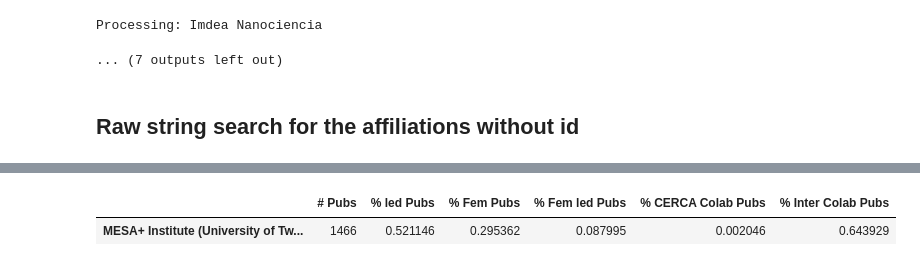
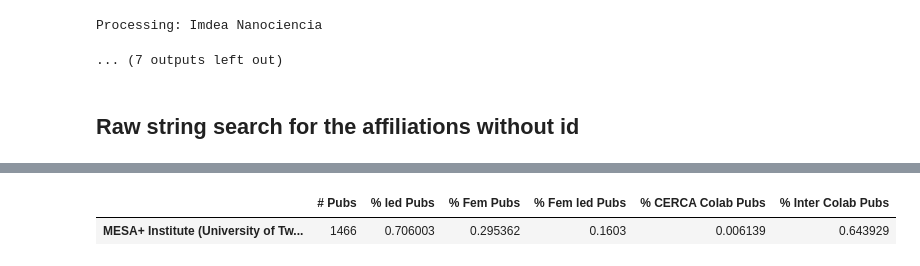
Before and after one commit to APVsiris/2025CERCA01, a Jupyter notebook: notebooks/3.0-apv-metrics.ipynb, the cells around one changed output, grey strips where cells are left out. Saved outputs shown, nothing was run; the diff lists cells and outputs as text; code cells hidden in the pictures.

```diff
--- a/notebooks/3.0-apv-metrics.ipynb
+++ b/notebooks/3.0-apv-metrics.ipynb
@@ -95,12 +102,12 @@ gbq_project = 'siris-datasets'
 gbq_dataset = 'openalex'
 
 cerca_centers = {# 'BETA' : [''], # NOT IN OA - WE'LL USE THE PREVIOUS RESULT
-                    'CREAF' : ['4210129656', '4401200259'],
+                    'CREAF' : ['4210129656'],
                     'ICN2' : ['4210093216'],
                     'ISGlobal' : ['4210148332'],
                     'ResearchMar' : ['4210156109']}
 
-interest_centers = {'CREAF' : ['4210129656', '4401200259'],
+interest_centers = {'CREAF' : ['4210129656'],
                     'ICN2' : ['4210093216'],
                     'ISGlobal' : ['4210148332'],
                     'ResearchMar' : ['4210156109'],
@@ -115,19 +122,18 @@ interest_centers = {'CREAF' : ['4210129656', '4401200259'],
                     'Imdea Nanociencia' : ['2802543619'],
                     'The Swiss Tropical and Public Health Institute (SwissTPH)' : ['158937107'],
                     'The London School of Hygiene and Tropical Medicine (LSHTM)' : ['4210089966'],
-                    'The Liverpool School of Tropical Medicine (LSTM)' : ['94839184'],
+                    'The Liverpool School of Tropical Medicine (LSTM)' : ['194839184'],
                     'FUNDACION PARA LA INVESTIGACION BIOMEDICA DEL HOSPITAL UNIVERSITARIO 12 DE OCTUBRE' : ['4210086614'],
                     'CENTRE HOSPITALIER UNIVERSITAIRE DE TOULOUSE' : ['3019448017'],
                     'FONDAZIONE IRCCS CA\' GRANDA - OSPEDALE MAGGIORE POLICLINICO' : ['2803066834']}
 
-cerca_institutions = list(set(sum(list(cerca_centers.values()), [])))
-cerca_institutions = [int(x) for x in cerca_institutions if isinstance(x, (str, int)) and str(x).isdigit()]
+cerca_af = list(pd.read_csv('../data/external/ToCheck - AffID.csv').OA_id)
 
 results = []
 for name, ids in tqdm(interest_centers.items(), total = len(interest_centers), desc = "Processing centers"):
     tqdm.write(f"Processing: {name}")
     center_dict = {name: ids}
-    metrics_obj = MetricsComputation(center_dict, gbq_project, gbq_dataset, cerca_centers)
+    metrics_obj = MetricsComputation(center_dict, gbq_project, gbq_dataset, cerca_centers, cerca_af)
     results.append(metrics_obj.metrics())
 df_results = pd.DataFrame(results, interest_centers.keys(), columns = ['# Pubs', '% led Pubs', '% Fem Pubs', '% Fem led Pubs', '% CERCA Colab Pubs', '% Inter Colab Pubs'])
 df_results.to_csv('../data/processed/benchmark_results.csv')
@@ -159,7 +169,7 @@ interest_centers = {'MESA+ Institute (University of Twente.)' : ['94624287']} #
 inst_ids = list(set(sum(list(interest_centers.values()), [])))
 institutions_sql = "(" + ",".join(f"'{i}'" for i in inst_ids) + ")"
 
-sql = f"""SELECT ww.DOI, a.display_name, wa.author_order, wa.INSTITUTION_ID, wins.COUNTRY_CODE, war.raw_affiliation
+sql = f"""SELECT ww.DOI, a.display_name, wa.author_order, wa.author_position, wa.is_corresponding, wa.INSTITUTION_ID, wins.COUNTRY_CODE, war.raw_affiliation
             FROM `{gbq_project}.{gbq_dataset}.works` ww
             JOIN `{gbq_project}.{gbq_dataset}.works_authorships` wa ON wa.WORK_ID = ww.ID AND CAST(wa.INSTITUTION_ID AS STRING) IN {institutions_sql}
             JOIN `{gbq_project}.{gbq_dataset}.authors` a ON a.ID = wa.author_id
@@ -169,5 +179,6 @@ sql = f"""SELECT ww.DOI, a.display_name, wa.author_order, wa.INSTITUTION_ID, win
 
 df_parent = bg_query(sql).dropna(subset = ['DOI']).reset_index(drop = True)
 df_inst = df_parent[df_parent['raw_affiliation'].str.contains('mesa', case=False, na=False)].drop_duplicates().reset_index(drop=True)
+df_inst.to_csv('../data/interim/institution_publications_MESA+.csv', index = False)
 df_inst
 # %% [output]
@@ -187,38 +198,38 @@ df_inst
 # %%
 pubs_number = df_inst.DOI.nunique()
-per_led_pubs = df_inst[df_inst.author_order == 1].DOI.nunique() / pubs_number
+per_led_pubs = df_inst[(df_inst.author_position == 'first') | (df_inst.author_position == 'last') | (df_inst.is_corresponding == True)].DOI.nunique() / pubs_number
 
 gend = gender.Detector()
 df_fem_pubs = df_inst.dropna(subset = 'display_name') # TO DELETE NON FOUND AUTHORS
 df_fem_pubs['first_name'] = df_fem_pubs['display_name'].str.split(' ').str[0]
 df_fem_pubs['gender'] = df_fem_pubs.first_name.progress_apply(lambda x: gend.get_gender(x))
 df_fem_pubs = df_fem_pubs[df_fem_pubs.gender == 'female']
 per_fem_pubs = df_fem_pubs.DOI.nunique() / pubs_number
 
-per_led_fem_pubs = df_fem_pubs[df_fem_pubs.author_order == 1].DOI.nunique() / pubs_number
+per_led_fem_pubs = df_fem_pubs[(df_fem_pubs.author_position == 'first') | (df_fem_pubs.author_position == 'last') | (df_fem_pubs.is_corresponding == True)].DOI.nunique() / pubs_number
 
 # COLAB
 in_query = str(tuple(df_inst.DOI.unique().tolist()))
 in_query = in_query.replace(',)', ')')
 sql = f"""SELECT ww.DOI, wa.INSTITUTION_ID, wins.COUNTRY_CODE
             FROM `{gbq_project}.{gbq_dataset}.works` ww
             JOIN `{gbq_project}.{gbq_dataset}.works_authorships` wa ON wa.WORK_ID = ww.ID
             JOIN `{gbq_project}.{gbq_dataset}.institutions` wins ON wins.ID = wa.INSTITUTION_ID
             WHERE ww.PUBLICATION_YEAR BETWEEN 2021 AND 2024 AND ww.DOI IN {in_query}"""
 df_inst_colab = bg_query(sql).drop_duplicates().reset_index(drop = True)
 
 cerca_inst = list(set(sum(list(cerca_centers.values()), [])))
 cerca_inst = [int(x) for x in cerca_inst if isinstance(x, (str, int)) and str(x).isdigit()]
 
-df_cerca = df_inst_colab[(df_inst_colab.INSTITUTION_ID.isin(cerca_inst)) & (~df_inst_colab.INSTITUTION_ID.isin([int(x) for x in inst_ids]))]
+df_cerca = df_inst_colab[(df_inst_colab.INSTITUTION_ID.isin(cerca_af)) & (~df_inst_colab.INSTITUTION_ID.isin([int(x) for x in inst_ids]))]
 per_cerca_pubs = df_cerca.DOI.nunique() / pubs_number
 
 df_inter = df_inst_colab[df_inst_colab.COUNTRY_CODE != df_inst.COUNTRY_CODE.dropna().unique()[0]]
 per_inter_pubs = df_inter.DOI.nunique() / pubs_number
 
 results = [pubs_number, per_led_pubs, per_fem_pubs, per_led_fem_pubs, per_cerca_pubs, per_inter_pubs]
 df_results = pd.DataFrame([results], interest_centers.keys(), columns = ['# Pubs', '% led Pubs', '% Fem Pubs', '% Fem led Pubs', '% CERCA Colab Pubs', '% Inter Colab Pubs'])
 df_results
 # %% [output]
 |  | # Pubs | % led Pubs | % Fem Pubs | % Fem led Pubs | % CERCA Colab Pubs | % Inter Colab Pubs |
-| MESA+ Institute (University of Tw... | 1466 | 0.521146 | 0.295362 | 0.087995 | 0.002046 | 0.643929 |
+| MESA+ Institute (University of Tw... | 1466 | 0.706003 | 0.295362 | 0.1603 | 0.006139 | 0.643929 |
```
Also changed, not shown: parts of 3 cells of this notebook, 14 other files.
